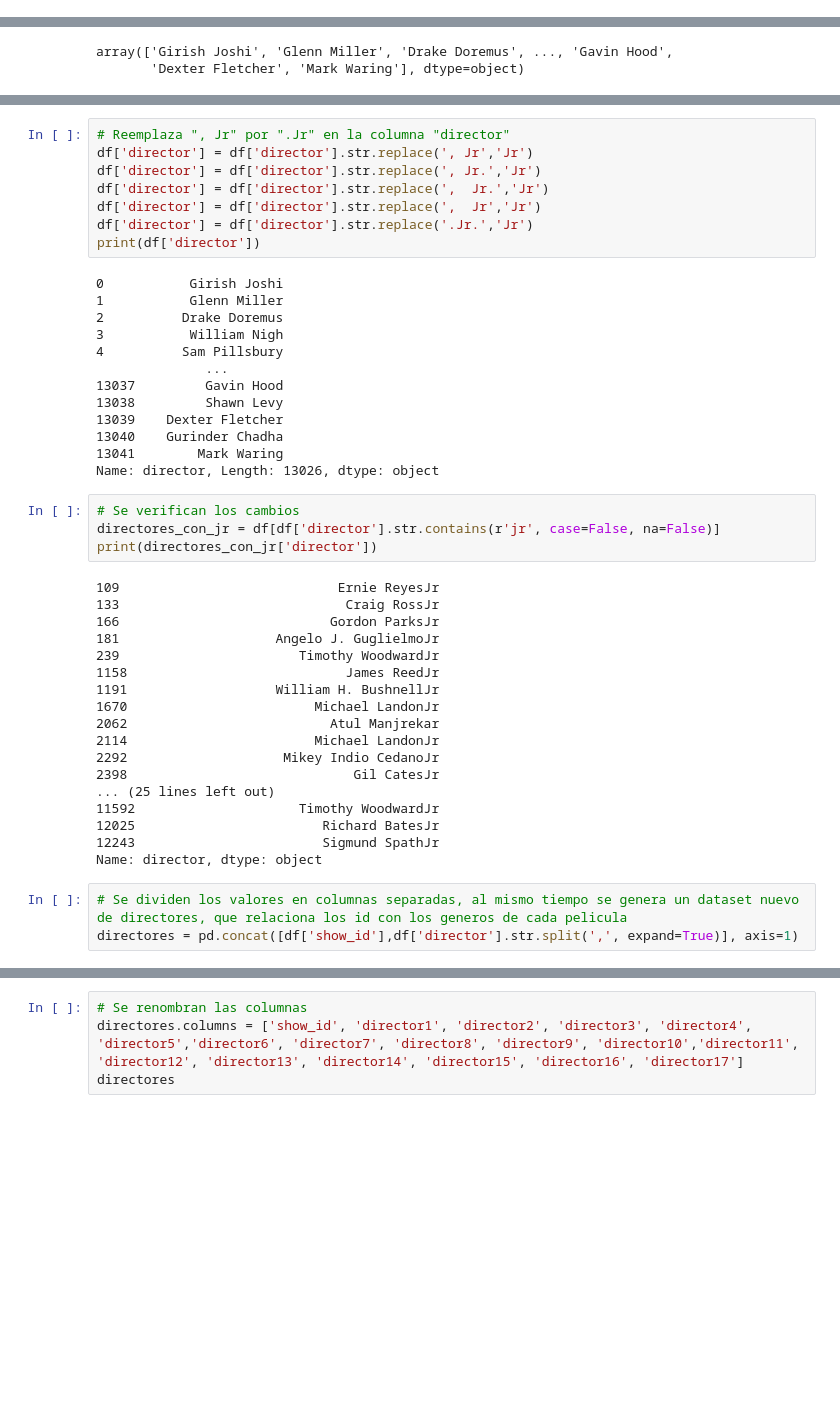
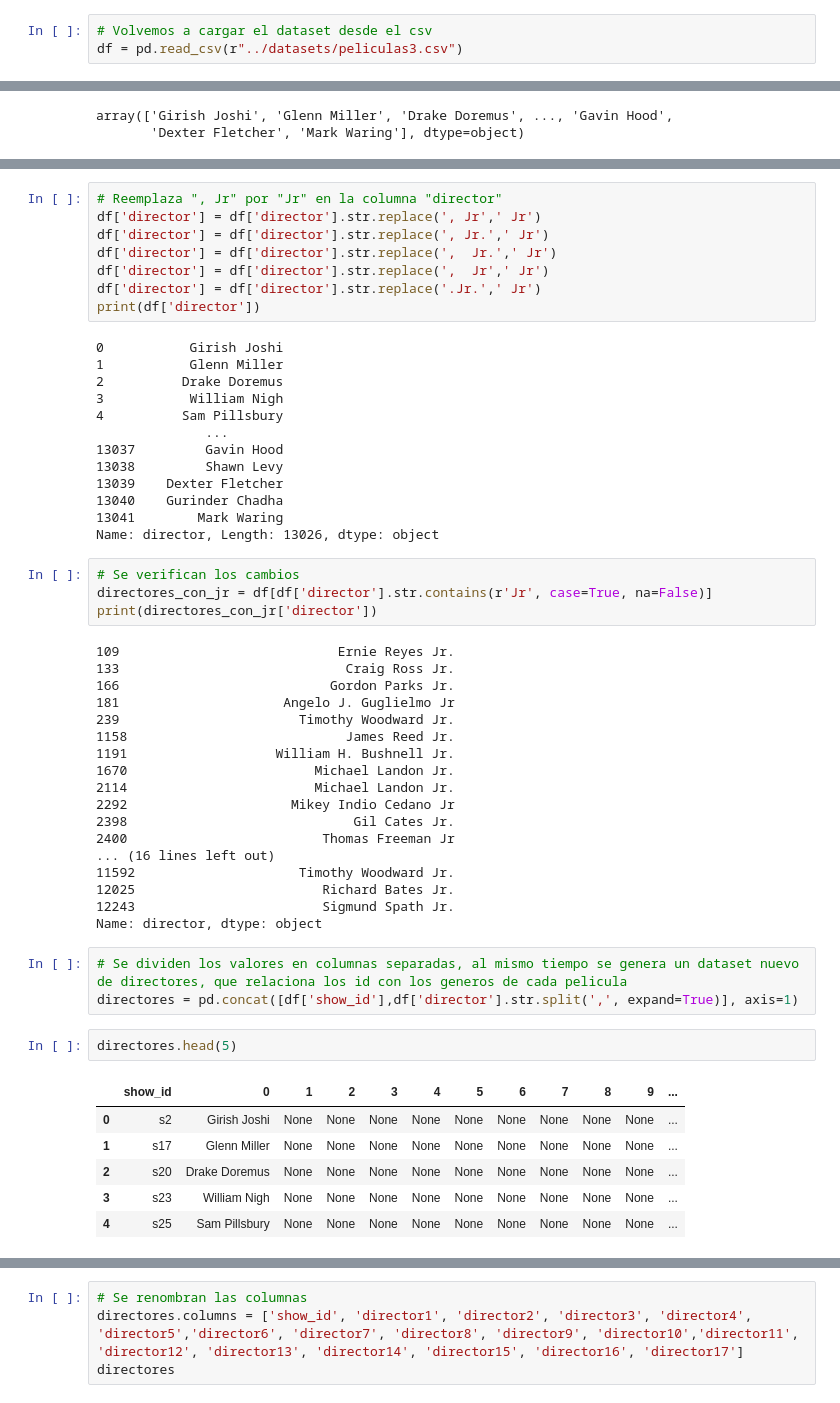
Before and after one commit to L-Ameneiro/IngeniasDataScience, a Jupyter notebook: notebooks/ANALISIS Y PROCESAMIENTO.ipynb, the cells around one changed output, grey strips where cells are left out. Cells and saved outputs as stored; diff of their text form; blank space fills up the shorter version.

```diff
--- a/notebooks/ANALISIS Y PROCESAMIENTO.ipynb
+++ b/notebooks/ANALISIS Y PROCESAMIENTO.ipynb
@@ -285,3 +260,6 @@ Name: clasificacion, dtype: int64
+# %%
+# Volvemos a cargar el dataset desde el csv
+df = pd.read_csv(r"../datasets/peliculas3.csv")
 # %%
 # Se crea el gráfico de barras
 plt.figure(figsize=(10, 6))
@@ -547,12 +509,12 @@ print(directores_con_jr['director'])
 12243                        Sigmund Spath Jr.
 Name: director, dtype: object
 # %%
-# Reemplaza ", Jr" por ".Jr" en la columna "director"
-df['director'] = df['director'].str.replace(', Jr','Jr')
-df['director'] = df['director'].str.replace(', Jr.','Jr')
-df['director'] = df['director'].str.replace(',  Jr.','Jr')
-df['director'] = df['director'].str.replace(',  Jr','Jr')
-df['director'] = df['director'].str.replace('.Jr.','Jr')
+# Reemplaza ", Jr" por "Jr" en la columna "director"
+df['director'] = df['director'].str.replace(', Jr',' Jr')
+df['director'] = df['director'].str.replace(', Jr.',' Jr')
+df['director'] = df['director'].str.replace(',  Jr.',' Jr')
+df['director'] = df['director'].str.replace(',  Jr',' Jr')
+df['director'] = df['director'].str.replace('.Jr.',' Jr')
 print(df['director'])
 # %% [output]
 0           Girish Joshi
@@ -569,26 +531,35 @@ print(df['director'])
 Name: director, Length: 13026, dtype: object
 # %%
 # Se verifican los cambios
-directores_con_jr = df[df['director'].str.contains(r'jr', case=False, na=False)]
+directores_con_jr = df[df['director'].str.contains(r'Jr', case=True, na=False)]
 print(directores_con_jr['director'])
 # %% [output]
-109                            Ernie ReyesJr
-133                             Craig RossJr
-166                           Gordon ParksJr
-181                    Angelo J. GuglielmoJr
-239                       Timothy WoodwardJr
-1158                            James ReedJr
-1191                   William H. BushnellJr
-1670                        Michael LandonJr
-2062                          Atul Manjrekar
-2114                        Michael LandonJr
-2292                    Mikey Indio CedanoJr
-2398                             Gil CatesJr
-... (25 lines left out)
-11592                     Timothy WoodwardJr
-12025                        Richard BatesJr
-12243                        Sigmund SpathJr
+109                            Ernie Reyes Jr.
+133                             Craig Ross Jr.
+166                           Gordon Parks Jr.
+181                     Angelo J. Guglielmo Jr
+239                       Timothy Woodward Jr.
+1158                            James Reed Jr.
+1191                   William H. Bushnell Jr.
+1670                        Michael Landon Jr.
+2114                        Michael Landon Jr.
+2292                     Mikey Indio Cedano Jr
+2398                             Gil Cates Jr.
+2400                         Thomas Freeman Jr
+... (16 lines left out)
+11592                     Timothy Woodward Jr.
+12025                        Richard Bates Jr.
+12243                        Sigmund Spath Jr.
 Name: director, dtype: object
 # %%
 # Se dividen los valores en columnas separadas, al mismo tiempo se genera un dataset nuevo de directores, que relaciona los id con los generos de cada pelicula
 directores = pd.concat([df['show_id'],df['director'].str.split(',', expand=True)], axis=1)
+# %%
+directores.head(5)
+# %% [output]
+|  | show_id | 0 | 1 | 2 | 3 | 4 | 5 | 6 | 7 | 8 | 9 | ... |
+| 0 | s2 | Girish Joshi | None | None | None | None | None | None | None | None | None | ... |
+| 1 | s17 | Glenn Miller | None | None | None | None | None | None | None | None | None | ... |
+| 2 | s20 | Drake Doremus | None | None | None | None | None | None | None | None | None | ... |
+| 3 | s23 | William Nigh | None | None | None | None | None | None | None | None | None | ... |
+| 4 | s25 | Sam Pillsbury | None | None | None | None | None | None | None | None | None | ... |
```
Also changed, not shown: parts of 24 cells of this notebook, 2 other files.
